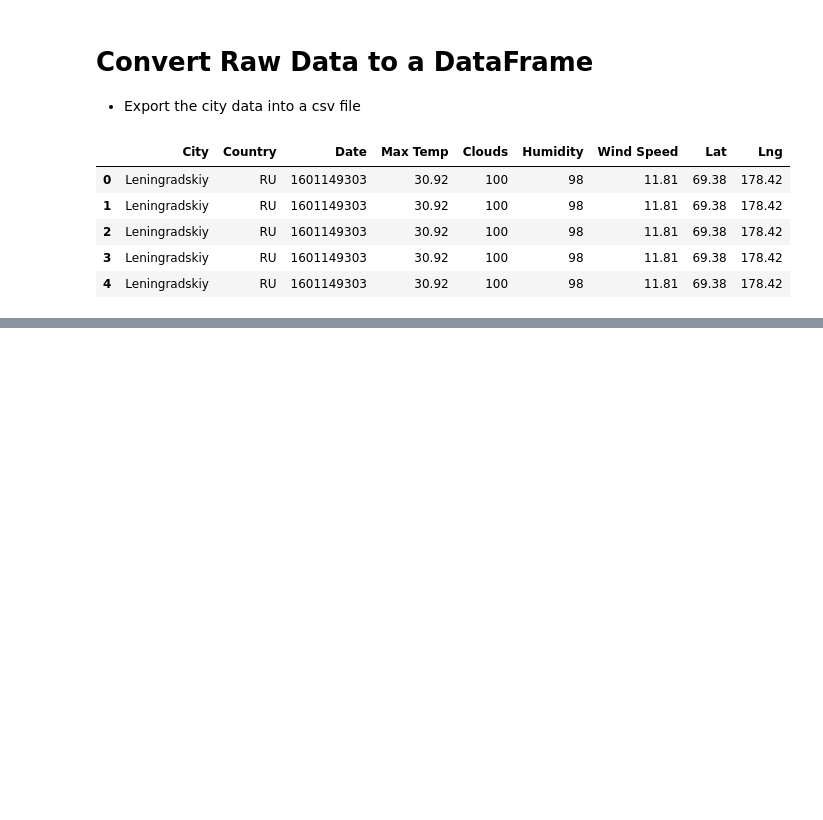
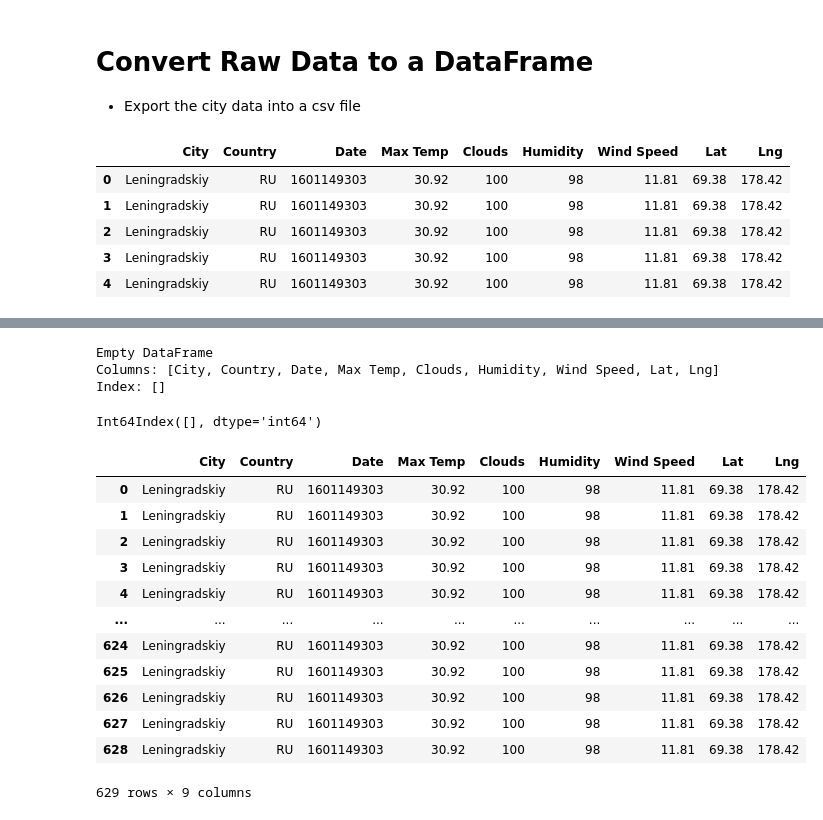
Before and after one commit to cmoeser5/City-Weather, a Jupyter notebook: WeatherPy/WeatherPy.ipynb, the cells around one changed output, grey strips where cells are left out. Drawn from its saved outputs; the diff is of its cells as text; code cells hidden in the pictures; blank space fills up the shorter version.

Commit message:
inspect data for humid cities

```diff
--- a/WeatherPy/WeatherPy.ipynb
+++ b/WeatherPy/WeatherPy.ipynb
@@ -140,0 +165,31 @@ city_df.to_csv("output_data/city_list.csv")
+# %%
+# Get the indices of cities that have humidity over 100
+print(humid_city)
+index_list = city_df[(city_df["Humidity"] > 100)].index
+index_list
+
+# There are no cities in my list that have a humidity over 100
+# %% [output]
+Empty DataFrame
+Columns: [City, Country, Date, Max Temp, Clouds, Humidity, Wind Speed, Lat, Lng]
+Index: []
+Int64Index([], dtype='int64')
+# %%
+# Create a clean city data file by dropping the index from above
+# (this did not drop anything since there is no humid city >100)
+clean_city_data = city_df.drop(index_list, inplace=False)
+clean_city_data
+# %% [output]
+|  | City | Country | Date | Max Temp | Clouds | Humidity | Wind Speed | Lat | Lng |
+| 0 | Leningradskiy | RU | 1601149303 | 30.92 | 100 | 98 | 11.81 | 69.38 | 178.42 |
+| 1 | Leningradskiy | RU | 1601149303 | 30.92 | 100 | 98 | 11.81 | 69.38 | 178.42 |
+| 2 | Leningradskiy | RU | 1601149303 | 30.92 | 100 | 98 | 11.81 | 69.38 | 178.42 |
+| 3 | Leningradskiy | RU | 1601149303 | 30.92 | 100 | 98 | 11.81 | 69.38 | 178.42 |
+| 4 | Leningradskiy | RU | 1601149303 | 30.92 | 100 | 98 | 11.81 | 69.38 | 178.42 |
+| ... | ... | ... | ... | ... | ... | ... | ... | ... | ... |
+| 624 | Leningradskiy | RU | 1601149303 | 30.92 | 100 | 98 | 11.81 | 69.38 | 178.42 |
+| 625 | Leningradskiy | RU | 1601149303 | 30.92 | 100 | 98 | 11.81 | 69.38 | 178.42 |
+| 626 | Leningradskiy | RU | 1601149303 | 30.92 | 100 | 98 | 11.81 | 69.38 | 178.42 |
+| 627 | Leningradskiy | RU | 1601149303 | 30.92 | 100 | 98 | 11.81 | 69.38 | 178.42 |
+| 628 | Leningradskiy | RU | 1601149303 | 30.92 | 100 | 98 | 11.81 | 69.38 | 178.42 |
+629 rows × 9 columns
```
Also changed, not shown: parts of 3 cells of this notebook.
